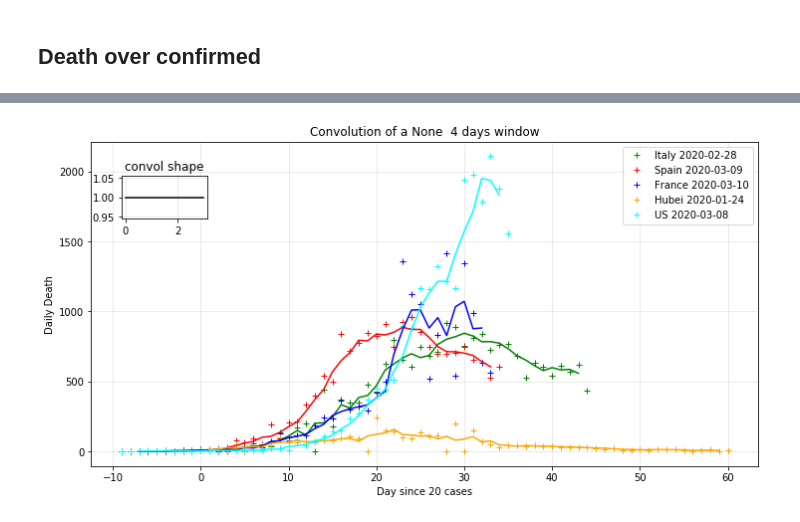
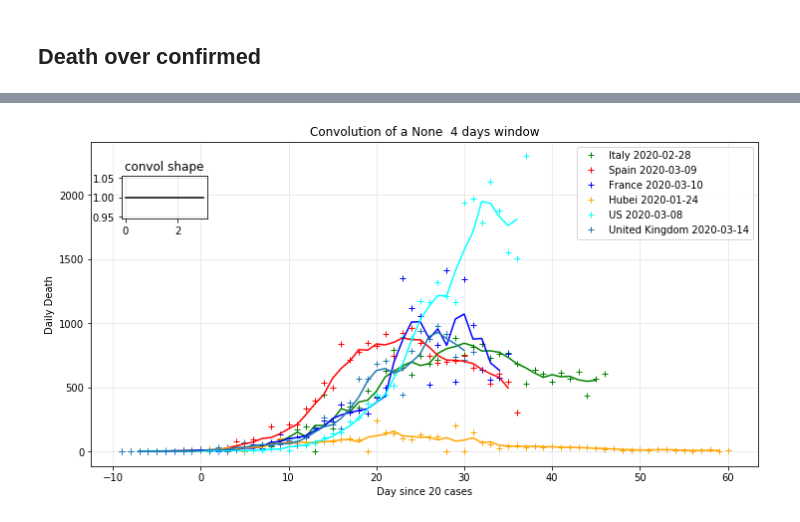
Before and after one commit to SylvainGuieu/corona, a Jupyter notebook: corona.ipynb, the cells around one changed output, grey strips where cells are left out. Cells and saved outputs as stored; diff of their text form; code cells hidden in the pictures.

```diff
--- a/corona.ipynb
+++ b/corona.ipynb
@@ -370,23 +370,23 @@ _ = d.plot(style={'label':'death'}).set(yscale='log', xlabel="Date", ylabel="Cas
 # %%
 origins = death.when_case_exceed(20)
-subset = death.subset([ 'Italy', 'Spain', 'France', 'Hubei', 'US'])
+subset = death.subset([ 'Italy', 'Spain', 'France', 'Hubei', 'US', 'United Kingdom'])
 subset = subset.get_day_indexed(origins).subset(start=-10, end=60)
 
 sd = subset.cases.iloc[:,1:] - np.asarray(subset.cases.iloc[:,0:-1])  # subset.daily_cases in coronapy >= 0.1.6
 ws = 4 # window size
 # window type
 wt = None#"triang" # None "bartlett" "blackman" "triang" "boxcar" "hamming" "parzen" "nuttall" "barthann"
 
 rolling = sd.cases.rolling(ws, win_type=wt, center=True, axis=1)
 w = np.ones((ws,)) if wt is None else rolling._get_window(win_type=wt)
 
 # put back the header part for legend
 sd = subset.header.join(sd)
 
 axes = sd.plot(linestyle="None", marker="+")
 rolling.mean().plot(label=None,linestyle="solid").set(yscale="linear", ylabel="Daily Death", xlabel="Day since 20 cases", title="Convolution of a %r  %d days window"%(wt,ws))
 _ = plt.axes((0.16, 0.7, 0.1, 0.1), title="convol shape").plot(w, 'k-')
 # %% [output]
-[figure, old version]
+[figure, new version]
 # %%
 # from coronapy import _default_styles
```
Also changed, not shown: parts of 25 cells of this notebook, 14 other files.
